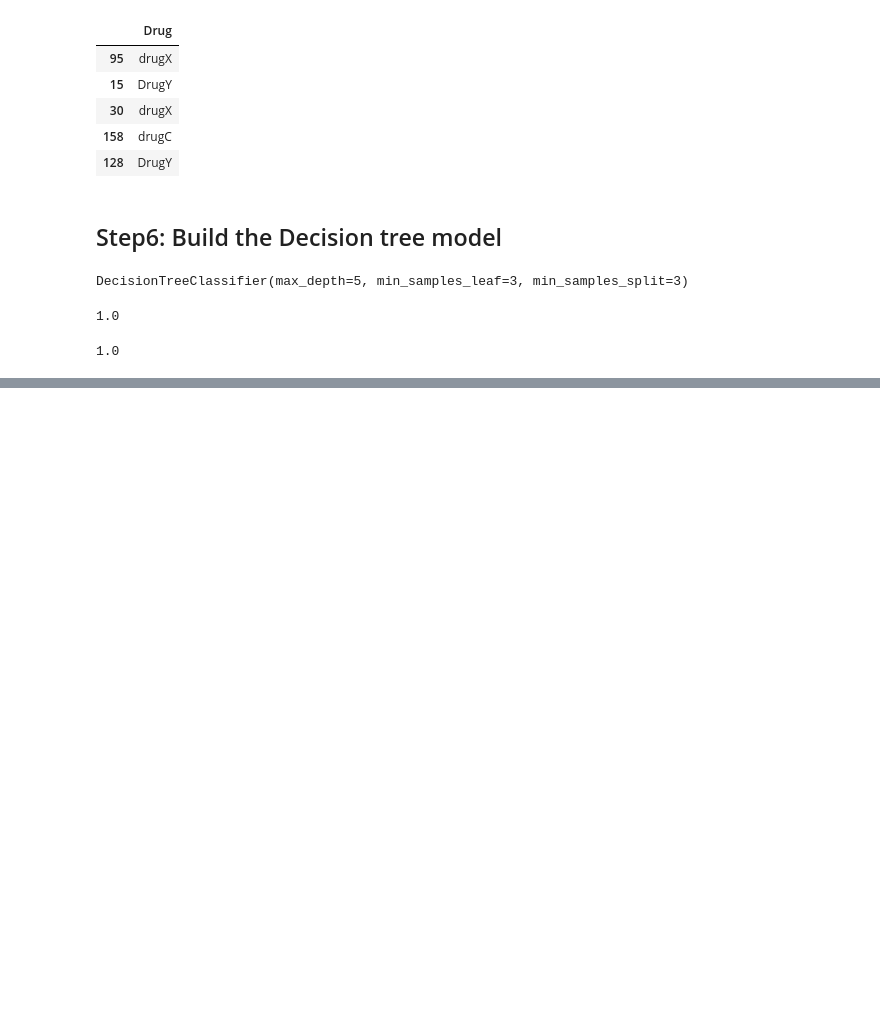
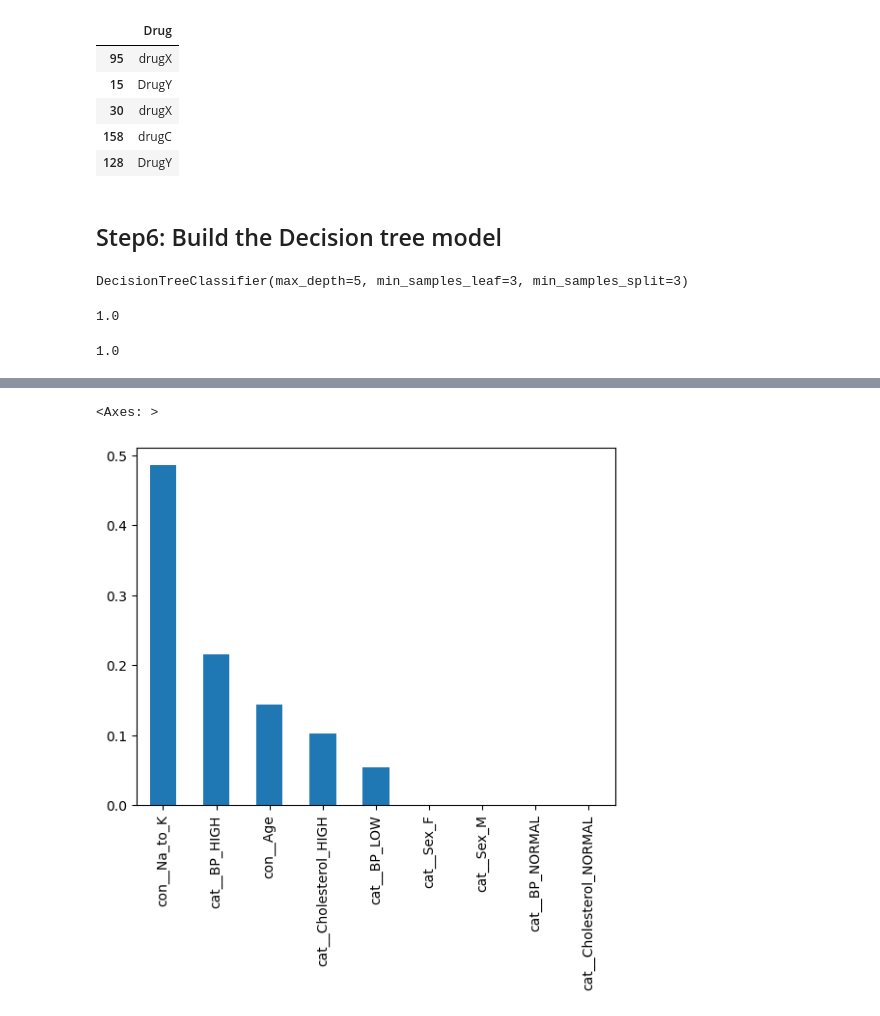
Before and after one commit to Akshay8055143/Machine_Learning_1418, a Jupyter notebook: Decision Trees/Decision Trees Classifier.ipynb, the cells around one changed output, grey strips where cells are left out. Cells and saved outputs as stored; diff of their text form; code cells hidden in the pictures; blank space fills up the shorter version.

```diff
--- a/Decision Trees/Decision Trees Classifier.ipynb
+++ b/Decision Trees/Decision Trees Classifier.ipynb
@@ -217,0 +347,3 @@ dtc.score(xtest,ytest)
+# %%
+imp_features_bymodel = pd.Series(best_dtc.feature_importances_,index=fea_names)
+imp_features_bymodel.sort_values(ascending=False)
@@ -217,0 +361,5 @@ dtc.score(xtest,ytest)
+# %%
+imp_features_bymodel.sort_values(ascending=False).plot(kind='bar')
+# %% [output]
+<Axes: >
+[figure, added]
```
Also changed, not shown: parts of 37 cells of this notebook, 1 other file.
